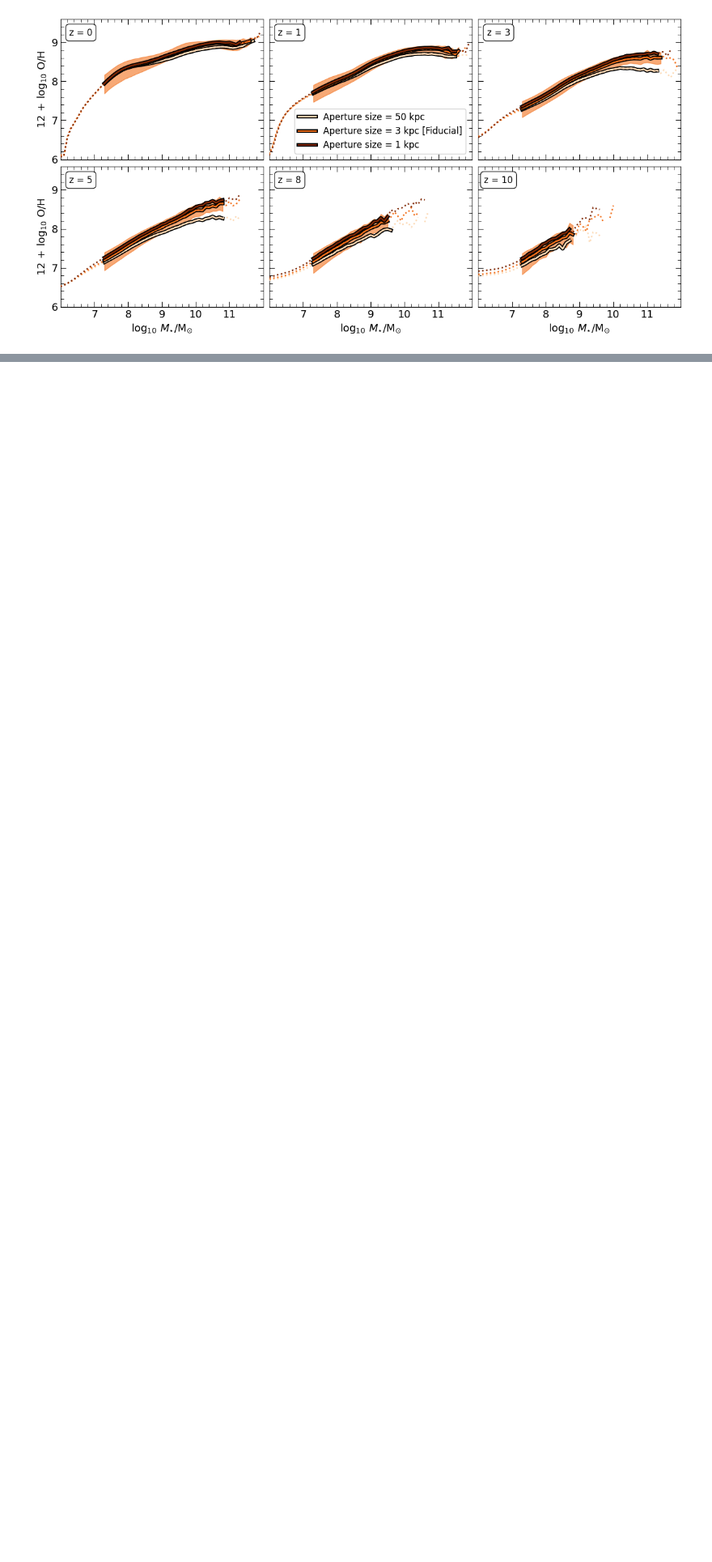
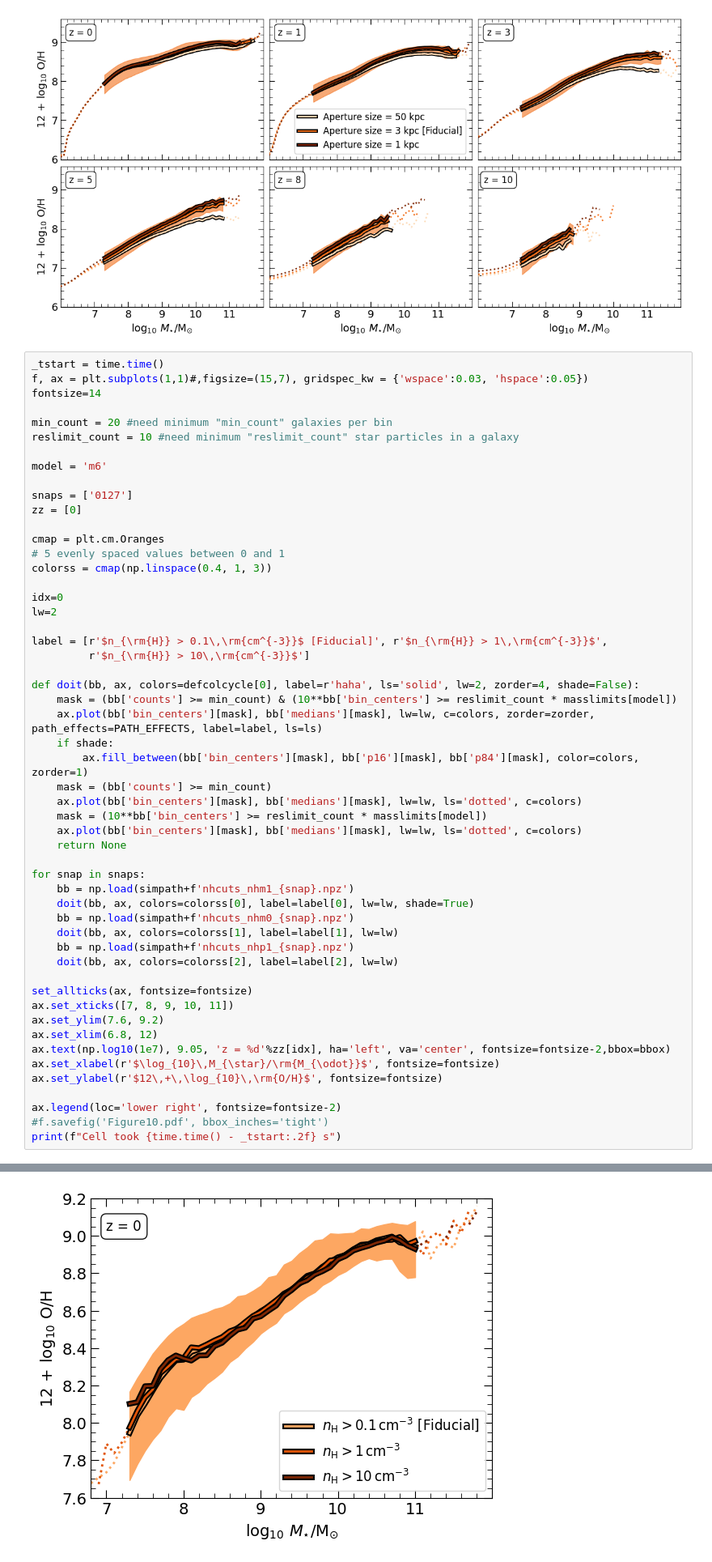
Before and after one commit to psharda/colibre_mzr_sharda26, a Jupyter notebook: plotting_scripts.ipynb, the cells around one changed output, grey strips where cells are left out. Shown at 81% size. Drawn from its saved outputs; the diff is of its cells as text; blank space fills up the shorter version.

Commit message:
added stuff for figure 10

```diff
--- a/plotting_scripts.ipynb
+++ b/plotting_scripts.ipynb
@@ -1060,3 +1061,57 @@ print(f"Cell took {time.time() - _tstart:.2f} s")
 # %% [output]
 Cell took 0.23 s
 [figure]
+# %%
+_tstart = time.time()
+f, ax = plt.subplots(1,1)#,figsize=(15,7), gridspec_kw = {'wspace':0.03, 'hspace':0.05})
+fontsize=14
+
+min_count = 20 #need minimum "min_count" galaxies per bin
+reslimit_count = 10 #need minimum "reslimit_count" star particles in a galaxy
+
+model = 'm6'
+
+snaps = ['0127']
+zz = [0]
+
+cmap = plt.cm.Oranges
+# 5 evenly spaced values between 0 and 1
+colorss = cmap(np.linspace(0.4, 1, 3))
+
+idx=0
+lw=2
+
+label = [r'$n_{\rm{H}} > 0.1\,\rm{cm^{-3}}$ [Fiducial]', r'$n_{\rm{H}} > 1\,\rm{cm^{-3}}$',
+         r'$n_{\rm{H}} > 10\,\rm{cm^{-3}}$']
+
+def doit(bb, ax, colors=defcolcycle[0], label=r'haha', ls='solid', lw=2, zorder=4, shade=False):
+    mask = (bb['counts'] >= min_count) & (10**bb['bin_centers'] >= reslimit_count * masslimits[model])
+    ax.plot(bb['bin_centers'][mask], bb['medians'][mask], lw=lw, c=colors, zorder=zorder, path_effects=PATH_EFFECTS, label=label, ls=ls)
+    if shade:
+        ax.fill_between(bb['bin_centers'][mask], bb['p16'][mask], bb['p84'][mask], color=colors, zorder=1)
+    mask = (bb['counts'] >= min_count)
+    ax.plot(bb['bin_centers'][mask], bb['medians'][mask], lw=lw, ls='dotted', c=colors)
+    mask = (10**bb['bin_centers'] >= reslimit_count * masslimits[model])
+    ax.plot(bb['bin_centers'][mask], bb['medians'][mask], lw=lw, ls='dotted', c=colors)
+    return None
+
+for snap in snaps:
+    bb = np.load(simpath+f'nhcuts_nhm1_{snap}.npz')
+    doit(bb, ax, colors=colorss[0], label=label[0], lw=lw, shade=True)
+    bb = np.load(simpath+f'nhcuts_nhm0_{snap}.npz')
+    doit(bb, ax, colors=colorss[1], label=label[1], lw=lw)
+    bb = np.load(simpath+f'nhcuts_nhp1_{snap}.npz')
+    doit(bb, ax, colors=colorss[2], label=label[2], lw=lw)
+
+set_allticks(ax, fontsize=fontsize)
+ax.set_xticks([7, 8, 9, 10, 11])
+ax.set_ylim(7.6, 9.2)
+ax.set_xlim(6.8, 12)
+ax.text(np.log10(1e7), 9.05, 'z = %d'%zz[idx], ha='left', va='center', fontsize=fontsize-2,bbox=bbox)
+ax.set_xlabel(r'$\log_{10}\,M_{\star}/\rm{M_{\odot}}$', fontsize=fontsize)
+ax.set_ylabel(r'$12\,+\,\log_{10}\,\rm{O/H}$', fontsize=fontsize)
+
+ax.legend(loc='lower right', fontsize=fontsize-2)
+#f.savefig('Figure10.pdf', bbox_inches='tight')
+print(f"Cell took {time.time() - _tstart:.2f} s")
+# %% [output]
@@ -1063,3 +1119,4 @@ Cell took 0.23 s
+[figure, added]
 # %%
 _tstart = time.time()
 f, ax = plt.subplots(1,3,figsize=(15,3.5), gridspec_kw = {'wspace':0.03, 'hspace':0.0})
```
Also changed, not shown: parts of 2 cells of this notebook, 3 other files.
